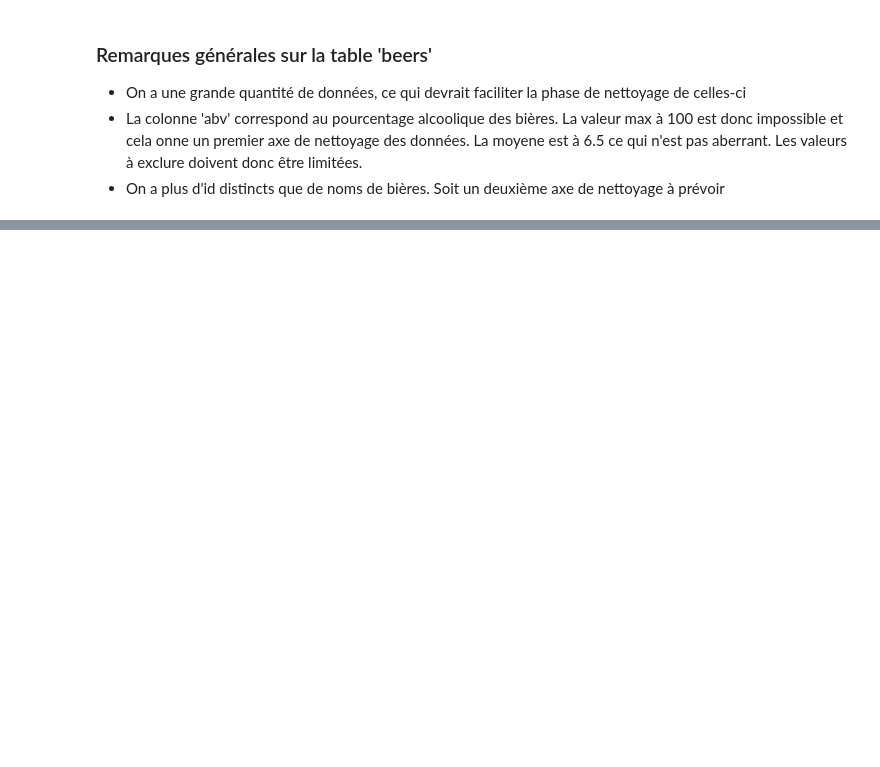
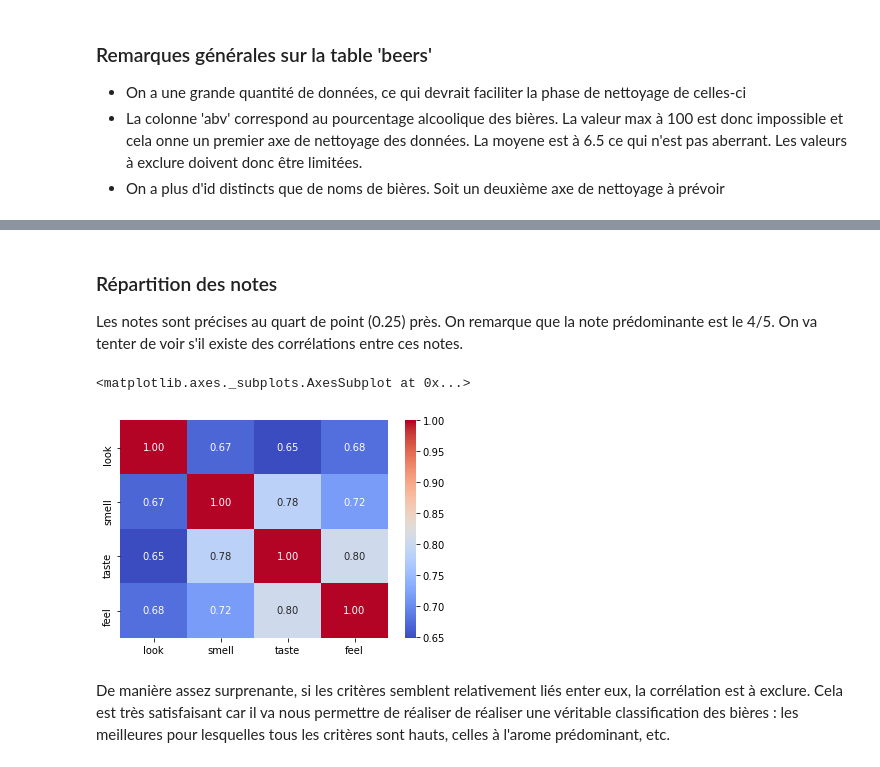
Before and after one commit to rhomain-rangeay/Projet-Python-pour-le-Data-Scientist, a Jupyter notebook: Projet_python_data_scientist.ipynb, the cells around one changed output, grey strips where cells are left out. Saved outputs shown, nothing was run; the diff lists cells and outputs as text; code cells hidden in the pictures; blank space fills up the shorter version.

```diff
--- a/Projet_python_data_scientist.ipynb
+++ b/Projet_python_data_scientist.ipynb
@@ -88,0 +228,12 @@ beers[beers['abv'] > 67.5]
+# %% [markdown]
+### Répartition des notes
+
+Les notes sont précises au quart de point (0.25) près. On remarque que la note prédominante est le 4/5. On va tenter de voir s'il existe des corrélations entre ces notes.
+# %%
+# Matrice de corrélation pour les 4 critères
+sns.heatmap(reviews[['look', 'smell', 'taste', 'feel']].corr(), cmap='coolwarm', annot=True, fmt=".2f")
+# %% [output]
+<matplotlib.axes._subplots.AxesSubplot at 0x...>
+[figure, added]
+# %% [markdown]
+De manière assez surprenante, si les critères semblent relativement liés enter eux, la corrélation est à exclure. Cela est très satisfaisant car il va nous permettre de réaliser de réaliser une véritable classification des bières : les meilleures pour lesquelles tous les critères sont hauts, celles à l'arome prédominant, etc.
```
Also changed, not shown: parts of 23 cells of this notebook.
